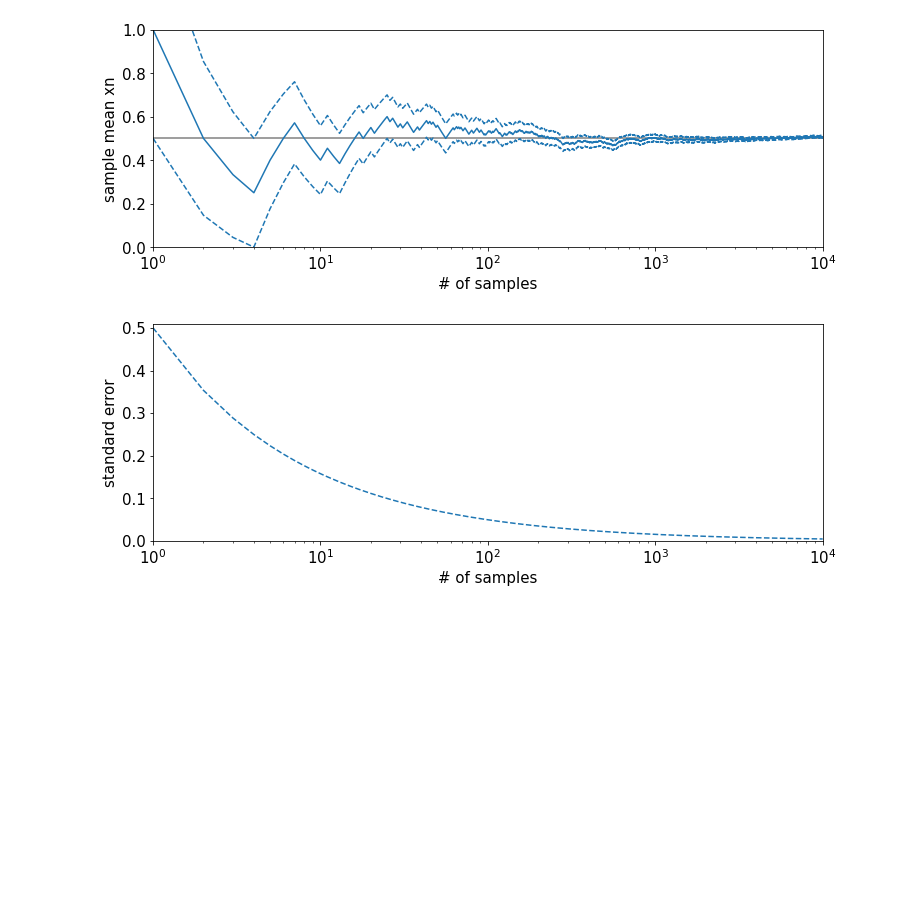
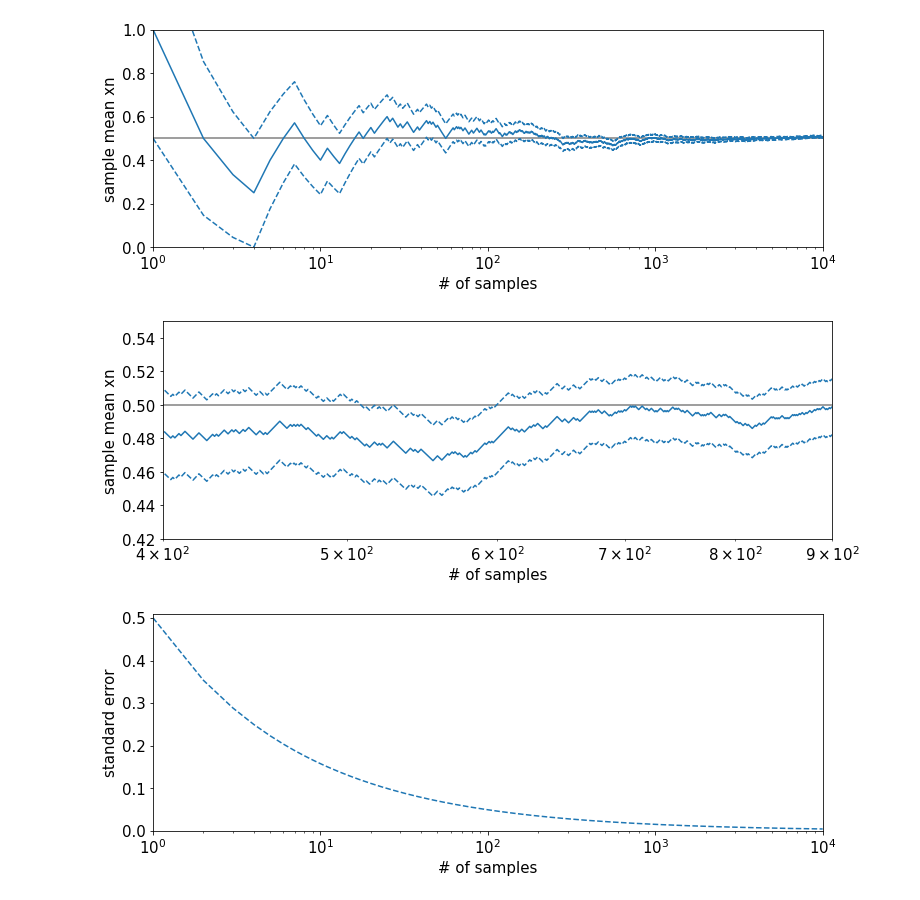
Before and after one commit to mmahsereci/webpage, a Jupyter notebook: _jupyter/2021-08-31-std.ipynb, the cells around one changed output. Saved outputs shown, nothing was run; the diff lists cells and outputs as text; code cells hidden in the pictures; blank space fills up the shorter version.

```diff
--- a/_jupyter/2021-08-31-std.ipynb
+++ b/_jupyter/2021-08-31-std.ipynb
@@ -84,6 +84,28 @@ if SAVE:
                 bbox_inches = 'tight',pad_inches = 0.05)
 # %% [output]
 [figure]
+# %%
+n_plot1 = 400
+n_plot2 = 900
+
+plt.figure(figsize=(12, 4))
+plt.plot(n[n_plot1:n_plot2], means[0, n_plot1:n_plot2].T + standard_errors[0, n_plot1:n_plot2].T, color='C0', linestyle='dashed')
+plt.plot(n[n_plot1:n_plot2], means[0, n_plot1:n_plot2].T - standard_errors[0, n_plot1:n_plot2].T, color='C0', linestyle='dashed')
+plt.plot(n[n_plot1:n_plot2], means[0, n_plot1:n_plot2].T, color='C0')
+plt.hlines(p, 0, n_samples, colors="gray")
+plt.xscale("log")
+plt.xlim([n_plot1, n_plot2])
+plt.ylim([0.42, 0.55])
+plt.xlabel("# of samples")
+plt.ylabel("sample mean xn")
+# plt.show()
+
+if SAVE:
+# if True:
+    plt.savefig(PATH + "02a.png",
+                bbox_inches = 'tight',pad_inches = 0.05)
+# %% [output]
+[figure, added]
 # %%
 
 plt.figure(figsize=(12, 4))
```
Also changed, not shown: 2 other files.
